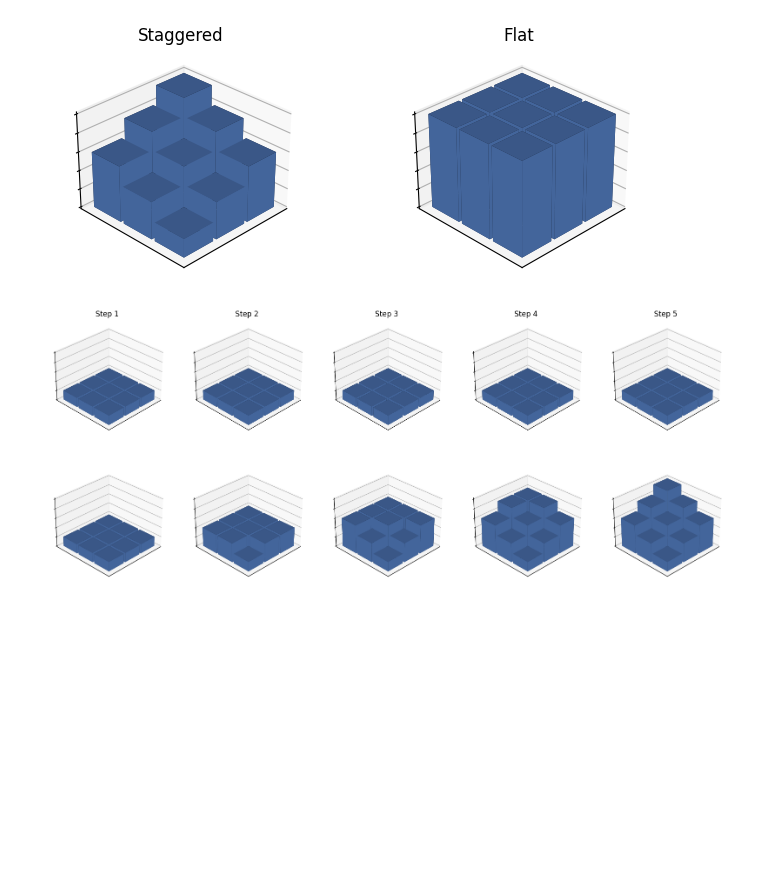
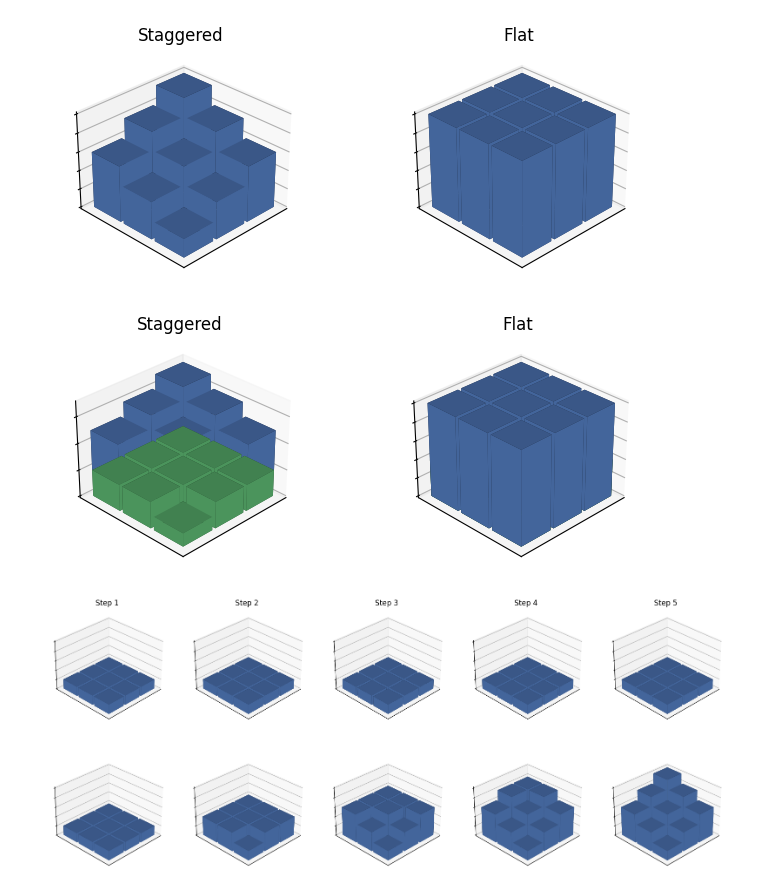
Before and after one commit to knelli2/candidacy, a Jupyter notebook: plots/3d_bar_graphs_testing.ipynb, the cells around one changed output. Drawn from its saved outputs; the diff is of its cells as text; code cells hidden in the pictures; blank space fills up the shorter version.

Commit message:
Z-ordering of multiple 3d plots wrong

```diff
--- a/plots/3d_bar_graphs_testing.ipynb
+++ b/plots/3d_bar_graphs_testing.ipynb
@@ -40,6 +40,71 @@ ax2.set_title("Flat")
 plt.show()
 # %% [output]
 [figure]
+# %%
+fig = plt.figure(figsize=(8, 3))
+ax1 = fig.add_subplot(121, projection="3d")
+ax2 = fig.add_subplot(122, projection="3d")
+
+linear_x = np.arange(3)
+linear_y = np.arange(3)
+xx, yy = np.meshgrid(linear_x, linear_y)
+x = xx.ravel()
+y = yy.ravel()
+
+staggered_height = x + y + 1
+staggered_height2 = np.array([[1, 2, 2], [2, 2, 2], [2, 2, 2]]).ravel()
+flat_height_5 = np.full_like(x, 5.0)
+flat_height_2 = np.full_like(x, 2.0)
+bottom = np.zeros_like(x)
+width = 0.9
+depth = 0.9
+larger_fudge = 1.0
+
+ax1.bar3d(
+    x[1:],
+    y[1:],
+    staggered_height2[1:],
+    width,
+    depth,
+    staggered_height[1:],
+    shade=True,
+    color='C0',
+    zorder=100,
+)
+ax1.bar3d(
+    x,
+    y,
+    bottom,
+    larger_fudge * width,
+    larger_fudge * depth,
+    staggered_height2,
+    shade=True,
+    color='C1',
+    zorder=1,
+)
+ax1.view_init(30, -135)
+ax1.set_xticklabels([])
+ax1.set_yticklabels([])
+ax1.set_zticklabels([])
+ax1.set_xticks([])
+ax1.set_yticks([])
+ax1.set_title("Staggered")
+
+ax2.bar3d(x, y, bottom, width, depth, flat_height_5, shade=True)
+ax2.bar3d(
+    x, y, bottom, larger_fudge * width, larger_fudge * depth, flat_height_2, shade=True
+)
+ax2.view_init(30, -135)
+ax2.set_xticklabels([])
+ax2.set_yticklabels([])
+ax2.set_zticklabels([])
+ax2.set_xticks([])
+ax2.set_yticks([])
+ax2.set_title("Flat")
+
+plt.show()
+# %% [output]
+[figure, added]
 # %%
 fig = plt.figure(figsize=(20, 8))
 sync_index = 0
```
